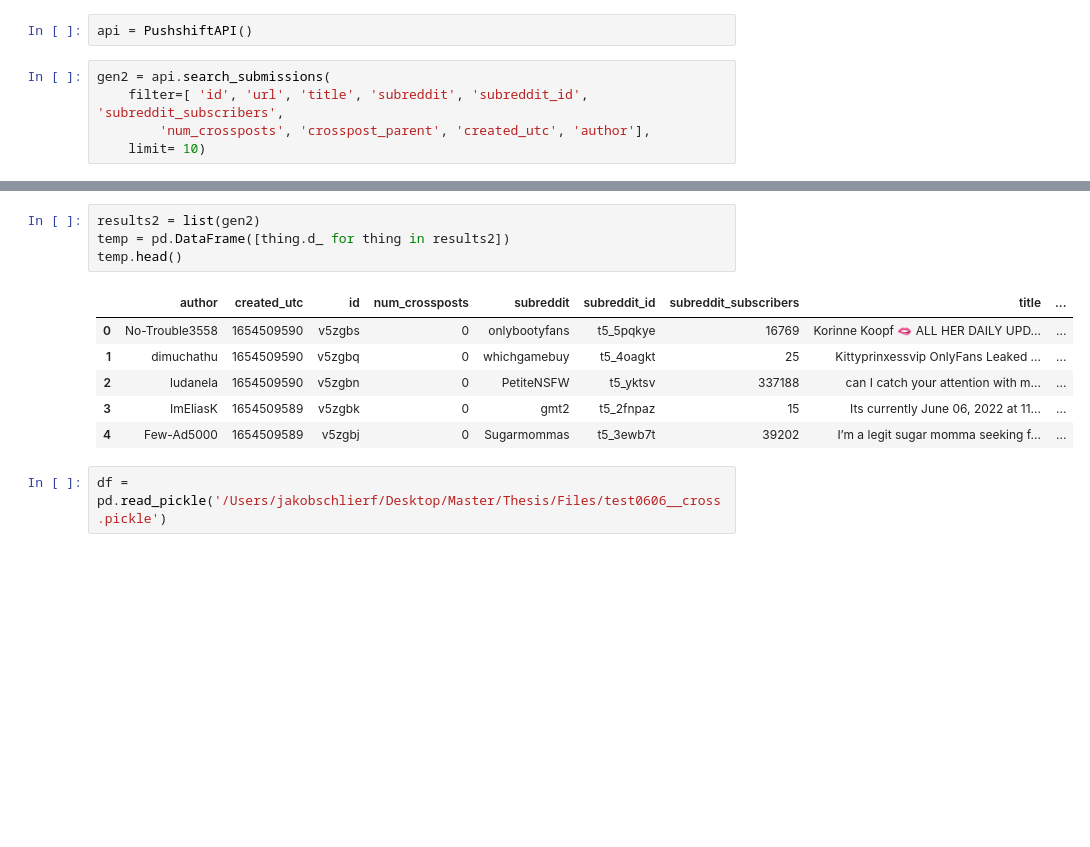
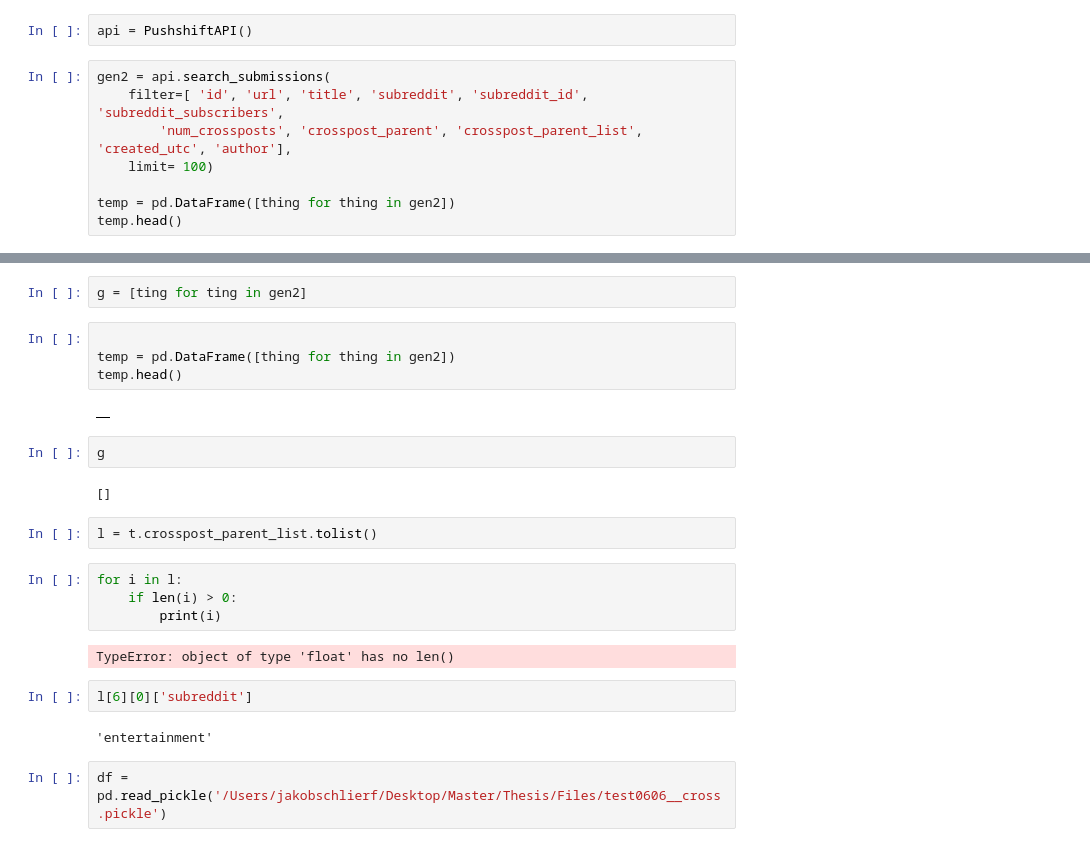
Before and after one commit to jvschlierf/networkthesis, a Jupyter notebook: Test_run/test.ipynb, the cells around one changed output, grey strips where cells are left out. Saved outputs shown, nothing was run; the diff lists cells and outputs as text; blank space fills up the shorter version.

```diff
--- a/Test_run/test.ipynb
+++ b/Test_run/test.ipynb
@@ -31,5 +32,8 @@ api = PushshiftAPI()
 # %%
 gen2 = api.search_submissions(
     filter=[ 'id', 'url', 'title', 'subreddit', 'subreddit_id', 'subreddit_subscribers',
-        'num_crossposts', 'crosspost_parent', 'created_utc', 'author'],
-    limit= 10)
+        'num_crossposts', 'crosspost_parent', 'crosspost_parent_list', 'created_utc', 'author'],
+    limit= 100)
+
+temp = pd.DataFrame([thing for thing in gen2])
+temp.head()
@@ -36,14 +48,27 @@ gen2 = api.search_submissions(
+# %%
+g = [ting for ting in gen2]
 # %%
-results2 = list(gen2)
-temp = pd.DataFrame([thing.d_ for thing in results2])
+
+temp = pd.DataFrame([thing for thing in gen2])
 temp.head()
 # %% [output]
-|  | author | created_utc | id | num_crossposts | subreddit | subreddit_id | subreddit_subscribers | title | ... |
-| 0 | No-Trouble3558 | 1654509590 | v5zgbs | 0 | onlybootyfans | t5_5pqkye | 16769 | Korinne Koopf 🫦 ALL HER DAILY UPD... | ... |
-| 1 | dimuchathu | 1654509590 | v5zgbq | 0 | whichgamebuy | t5_4oagkt | 25 | Kittyprinxessvip OnlyFans Leaked ... | ... |
-| 2 | ludanela | 1654509590 | v5zgbn | 0 | PetiteNSFW | t5_yktsv | 337188 | can I catch your attention with m... | ... |
-| 3 | ImEliasK | 1654509589 | v5zgbk | 0 | gmt2 | t5_2fnpaz | 15 | Its currently June 06, 2022 at 11... | ... |
-| 4 | Few-Ad5000 | 1654509589 | v5zgbj | 0 | Sugarmommas | t5_3ewb7t | 39202 | I’m a legit sugar momma seeking f... | ... |
+|  |
+# %%
+g
+# %% [output]
+[]
+# %%
+l = t.crosspost_parent_list.tolist()
+# %%
+for i in l:
+    if len(i) > 0:
+        print(i)
+# %% [output]
+TypeError: object of type 'float' has no len()
+# %%
+l[6][0]['subreddit']
+# %% [output]
+'entertainment'
 # %%
 df = pd.read_pickle('/Users/jakobschlierf/Desktop/Master/Thesis/Files/test0606__cross.pickle')
 # %%
```
Also changed, not shown: parts of 2 cells of this notebook.
